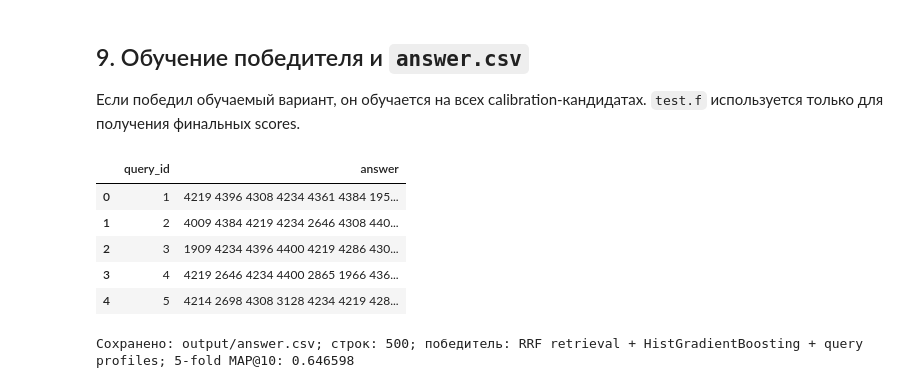
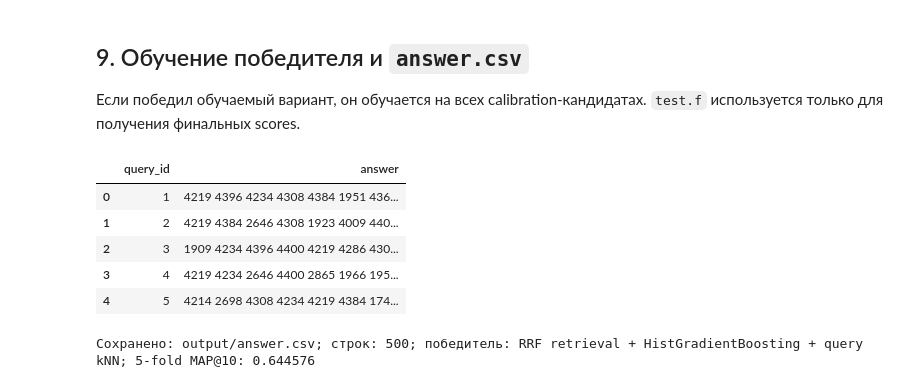
Before and after one commit to olivoreo/avito-search_ds-bootcamp, a Jupyter notebook: solution.ipynb, the cells around one changed output. Drawn from its saved outputs; the diff is of its cells as text; code cells hidden in the pictures.

```diff
--- a/solution.ipynb
+++ b/solution.ipynb
@@ -676,10 +609,8 @@ calibration_methods = {
     "RRF retrieval + LogisticRegression": logistic_fusion,
     "HistGradientBoosting reranker": gradient_oof,
     "RRF retrieval + HistGradientBoosting": gradient_fusion,
-    "Pairwise HistGradientBoosting reranker": pairwise_oof,
-    "RRF retrieval + Pairwise HistGradientBoosting": pairwise_fusion,
-    "query kNN + article profiles": knn_oof,
-    "RRF retrieval + HistGradientBoosting + query profiles": knn_fusion,
+    "query kNN label transfer": knn_oof,
+    "RRF retrieval + HistGradientBoosting + query kNN": knn_fusion,
 }
 comparison = pd.DataFrame([
     evaluate(name, scores) for name, scores in calibration_methods.items()
@@ -749,55 +678,39 @@ if "HistGradientBoosting" in best_method:
         [retrieval_test, test_learned], [1, 2]
     )
 
-if "Pairwise" in best_method:
-    x_pairwise, y_pairwise = pairwise_training_data(
-        calibration_features, candidate_indices, all_indices
-    )
-    final_pairwise = new_pairwise_gradient_boosting().fit(x_pairwise, y_pairwise)
-    test_pairwise = np.full((len(test), len(articles)), -1e9, dtype=np.float32)
-    for query_index in range(len(test)):
-        candidates = test_candidate_indices[query_index]
-        test_pairwise[query_index, candidates] = pairwise_candidate_scores(
-            final_pairwise, test_features, candidates, query_index
-        )
-    test_methods["Pairwise HistGradientBoosting reranker"] = test_pairwise
-    test_methods["RRF retrieval + Pairwise HistGradientBoosting"] = rrf(
-        [retrieval_test, test_pairwise], [1, 2]
-    )
-
 if "HistGradientBoosting" in best_method:
-    test_methods["query kNN + article profiles"] = knn_test
-    test_methods["RRF retrieval + HistGradientBoosting + query profiles"] = rrf(
+    test_methods["query kNN label transfer"] = knn_test
+    test_methods["RRF retrieval + HistGradientBoosting + query kNN"] = rrf(
         [retrieval_test, test_learned, knn_test], [1, 2, 2]
     )
 
 test_predictions = rank_articles(test_methods[best_method], 10)
 answer = test[["query_id"]].copy()
 answer["answer"] = [" ".join(map(str, row)) for row in test_predictions]
 answer_path = OUTPUT_DIR / "answer.csv"
 answer.to_csv(answer_path, index=False)
 
 saved = pd.read_csv(answer_path, dtype={"answer": "string"})
 parsed = saved["answer"].str.split().map(lambda values: list(map(int, values)))
 known_ids = set(articles["article_id"])
 assert len(saved) == len(test)
 assert saved.columns.tolist() == ["query_id", "answer"]
 assert not saved.isna().any().any()
 assert parsed.map(len).between(1, 10).all()
 assert parsed.map(lambda values: len(values) == len(set(values))).all()
 assert parsed.map(lambda values: set(values) <= known_ids).all()
 assert saved["query_id"].tolist() == test["query_id"].tolist()
 
 display(saved.head())
 print(
     f"Сохранено: {answer_path}; строк: {len(saved)}; "
     f"победитель: {best_method}; 5-fold MAP@10: {best_map10:.6f}"
 )
 # %% [output]
 |  | query_id | answer |
-| 0 | 1 | 4219 4396 4308 4234 4361 4384 195... |
-| 1 | 2 | 4009 4384 4219 4234 2646 4308 440... |
+| 0 | 1 | 4219 4396 4234 4308 4384 1951 436... |
+| 1 | 2 | 4219 4384 2646 4308 1923 4009 440... |
 | 2 | 3 | 1909 4234 4396 4400 4219 4286 430... |
-| 3 | 4 | 4219 2646 4234 4400 2865 1966 436... |
-| 4 | 5 | 4214 2698 4308 3128 4234 4219 428... |
+| 3 | 4 | 4219 4234 2646 4400 2865 1966 195... |
+| 4 | 5 | 4214 2698 4308 4234 4219 4384 174... |
-Сохранено: output/answer.csv; строк: 500; победитель: RRF retrieval + HistGradientBoosting + query profiles; 5-fold MAP@10: 0.646598
+Сохранено: output/answer.csv; строк: 500; победитель: RRF retrieval + HistGradientBoosting + query kNN; 5-fold MAP@10: 0.644576
```
Also changed, not shown: parts of 4 cells of this notebook, 1 other file.
